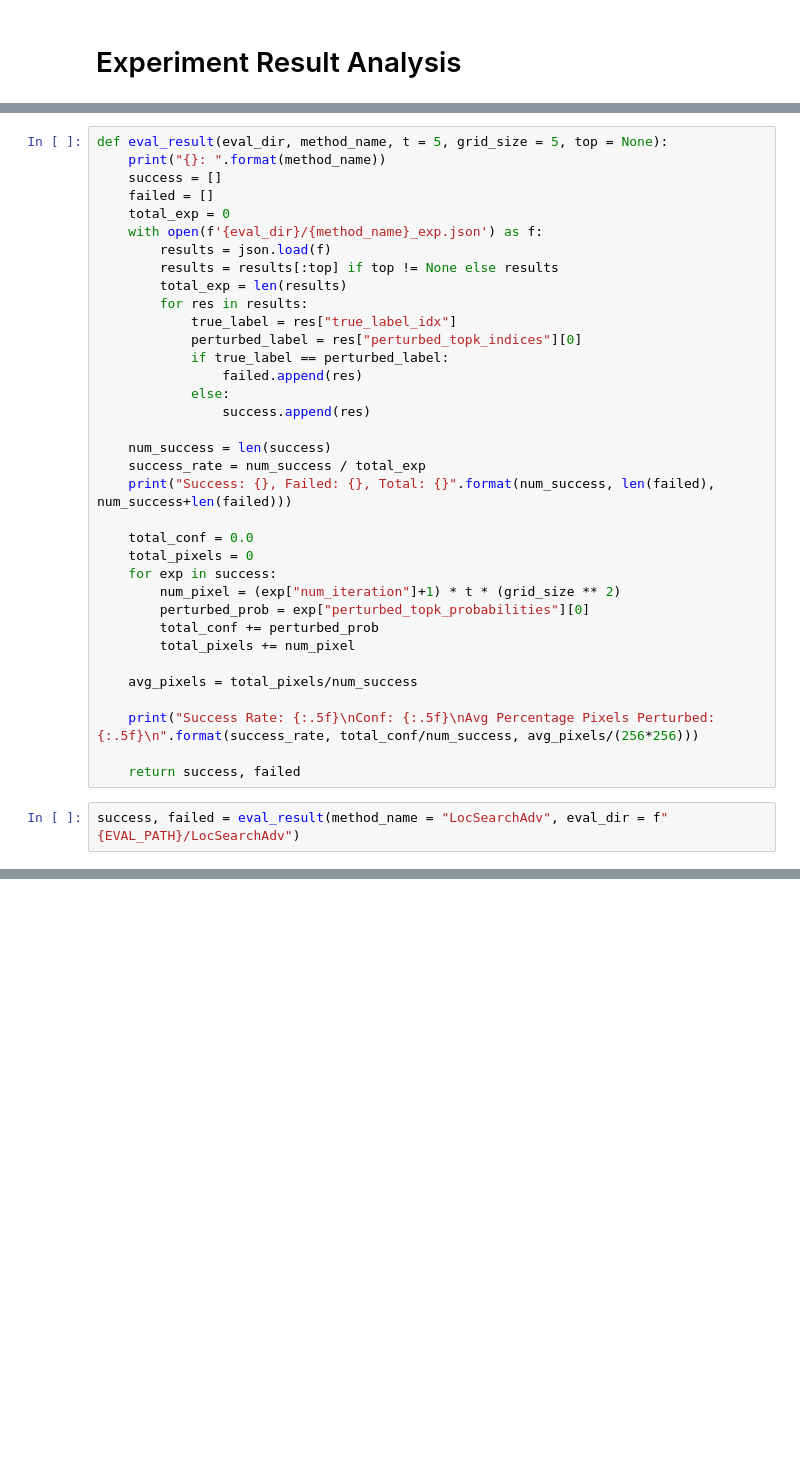
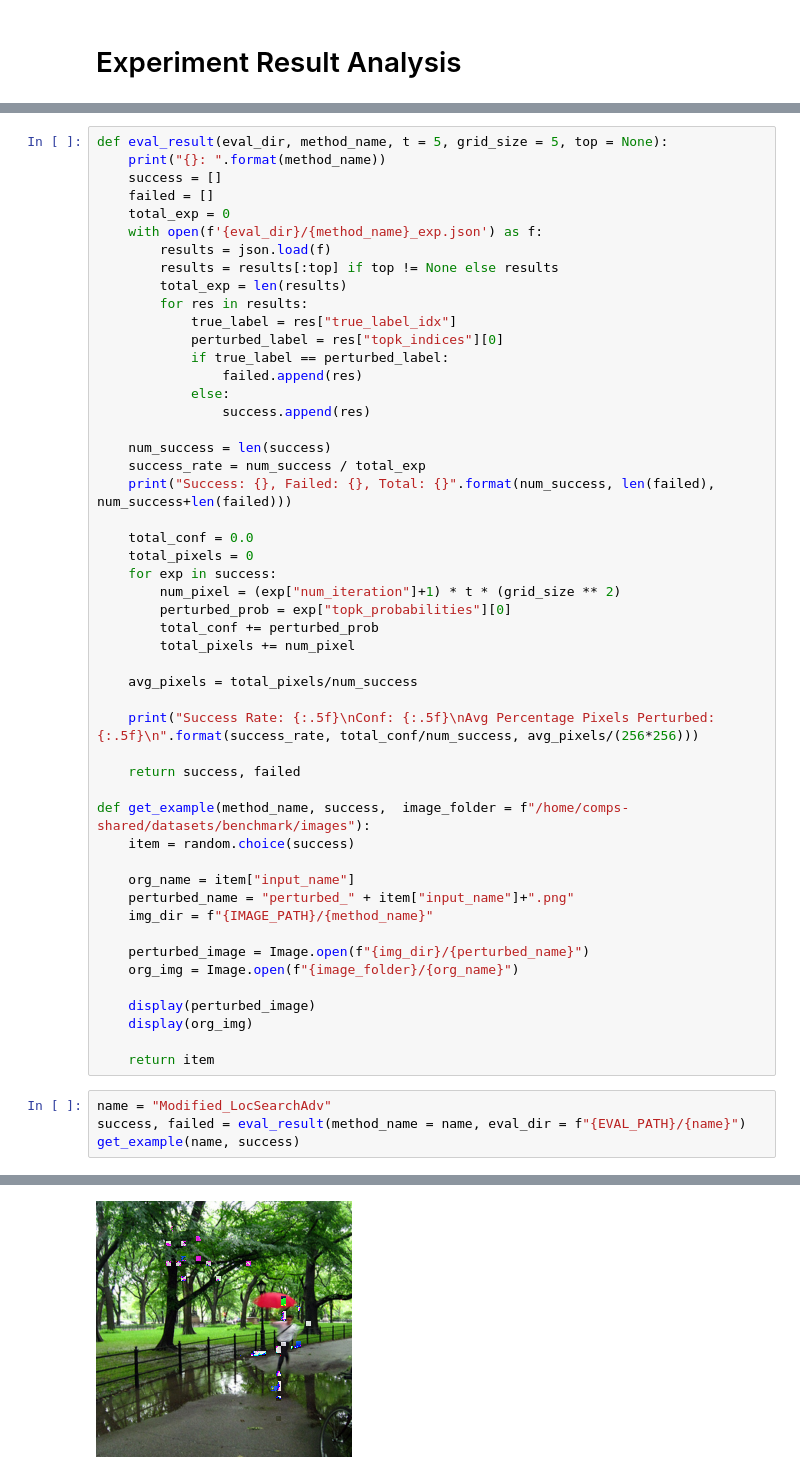
Before and after one commit to zlxlty/RAdversarial, a Jupyter notebook: result.ipynb, the cells around one changed output, grey strips where cells are left out. Cells and saved outputs as stored; diff of their text form; blank space fills up the shorter version.

```diff
--- a/result.ipynb
+++ b/result.ipynb
@@ -17,7 +19,7 @@ def eval_result(eval_dir, method_name, t = 5, grid_size = 5, top = None):
         total_exp = len(results)
         for res in results:
             true_label = res["true_label_idx"]
-            perturbed_label = res["perturbed_topk_indices"][0]
+            perturbed_label = res["topk_indices"][0]
             if true_label == perturbed_label:
                 failed.append(res)
             else:
@@ -31,7 +33,7 @@ def eval_result(eval_dir, method_name, t = 5, grid_size = 5, top = None):
     total_pixels = 0
     for exp in success:
         num_pixel = (exp["num_iteration"]+1) * t * (grid_size ** 2)
-        perturbed_prob = exp["perturbed_topk_probabilities"][0]
+        perturbed_prob = exp["topk_probabilities"][0]
         total_conf += perturbed_prob
         total_pixels += num_pixel
 
@@ -40,5 +42,23 @@ def eval_result(eval_dir, method_name, t = 5, grid_size = 5, top = None):
     print("Success Rate: {:.5f}\nConf: {:.5f}\nAvg Percentage Pixels Perturbed: {:.5f}\n".format(success_rate, total_conf/num_success, avg_pixels/(256*256)))
 
     return success, failed
+
+def get_example(method_name, success,  image_folder = f"/home/comps-shared/datasets/benchmark/images"):
+    item = random.choice(success)
+
+    org_name = item["input_name"]
+    perturbed_name = "perturbed_" + item["input_name"]+".png"
+    img_dir = f"{IMAGE_PATH}/{method_name}"
+
+    perturbed_image = Image.open(f"{img_dir}/{perturbed_name}")
+    org_img = Image.open(f"{image_folder}/{org_name}")
+
+    display(perturbed_image)
+    display(org_img)
+
+    return item
 # %%
-success, failed = eval_result(method_name = "LocSearchAdv", eval_dir = f"{EVAL_PATH}/LocSearchAdv")
+name = "Modified_LocSearchAdv"
+success, failed = eval_result(method_name = name, eval_dir = f"{EVAL_PATH}/{name}")
+get_example(name, success)
+# %% [output]
@@ -44,0 +70 @@ success, failed = eval_result(method_name = "LocSearchAdv", eval_dir = f"{EVAL_P
+[figure, added]
```
Also changed, not shown: parts of 5 cells of this notebook, 4 other files.
